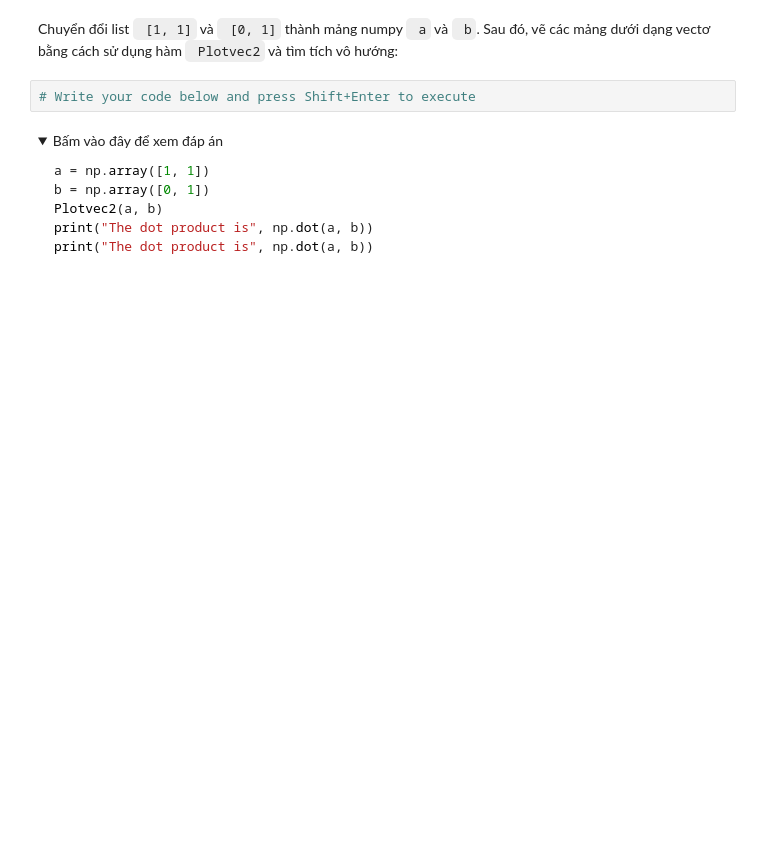
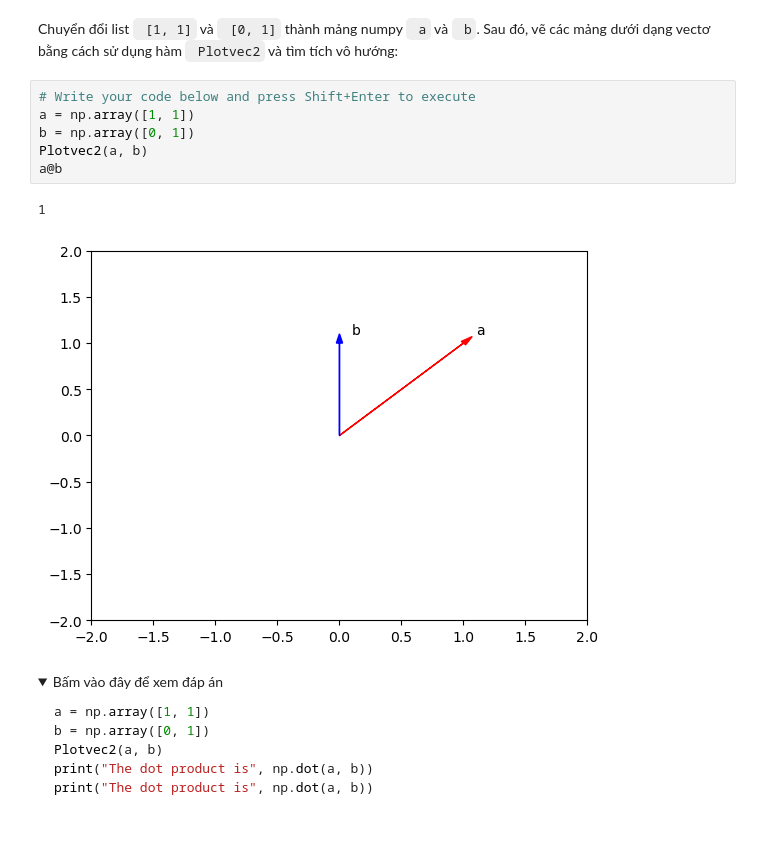
Before and after one commit to kkhh23/Test_repository, a Jupyter notebook: Final module 1/Lab 10.1_Numpy1D.ipynb, the cells around one changed output. Drawn from its saved outputs; the diff is of its cells as text; folded sections open; blank space fills up the shorter version.

```diff
--- a/Final module 1/Lab 10.1_Numpy1D.ipynb
+++ b/Final module 1/Lab 10.1_Numpy1D.ipynb
@@ -631,6 +638,13 @@ print("The dot product is", np.dot(a, b))
 Chuyển đổi list <code> [1, 1]</code> và <code> [0, 1]</code> thành mảng numpy <code> a</code> và <code> b</code>. Sau đó, vẽ các mảng dưới dạng vectơ bằng cách sử dụng hàm <code> Plotvec2</code> và tìm tích vô hướng:
 # %%
 # Write your code below and press Shift+Enter to execute
+a = np.array([1, 1])
+b = np.array([0, 1])
+Plotvec2(a, b)
+a@b
+# %% [output]
+1
+[figure, added]
 # %% [markdown]
 <details><summary>Bấm vào đây để xem đáp án</summary>
 
```
Also changed, not shown: parts of 2 cells of this notebook, 29 other files.
